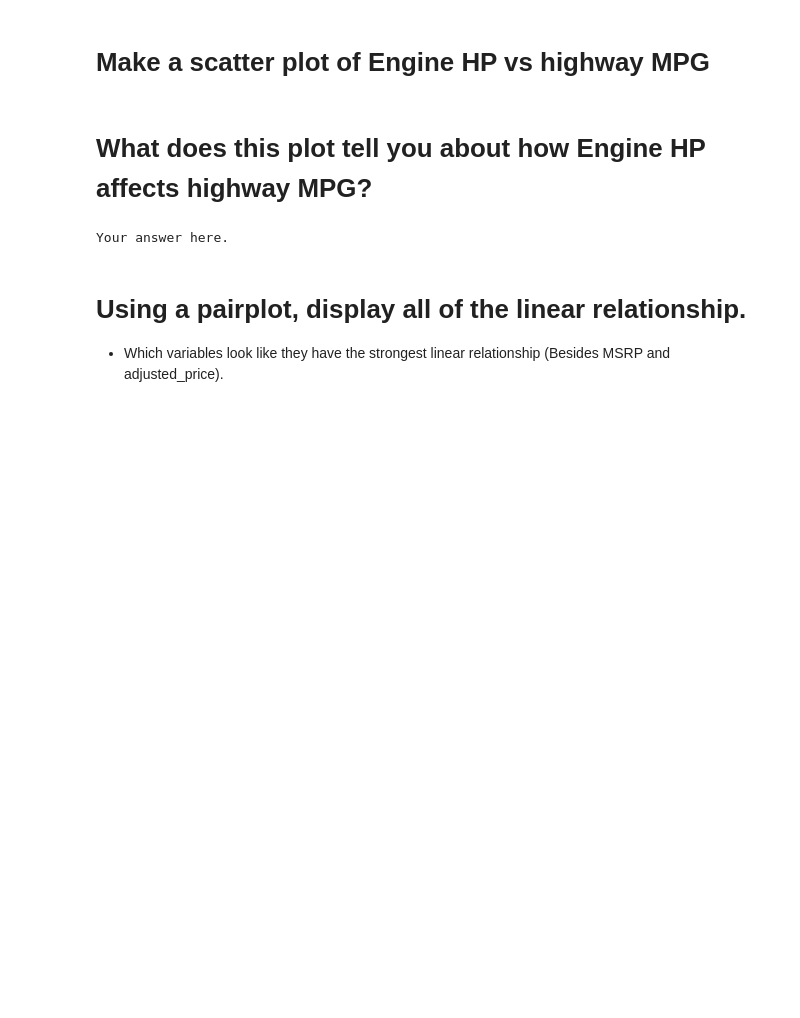
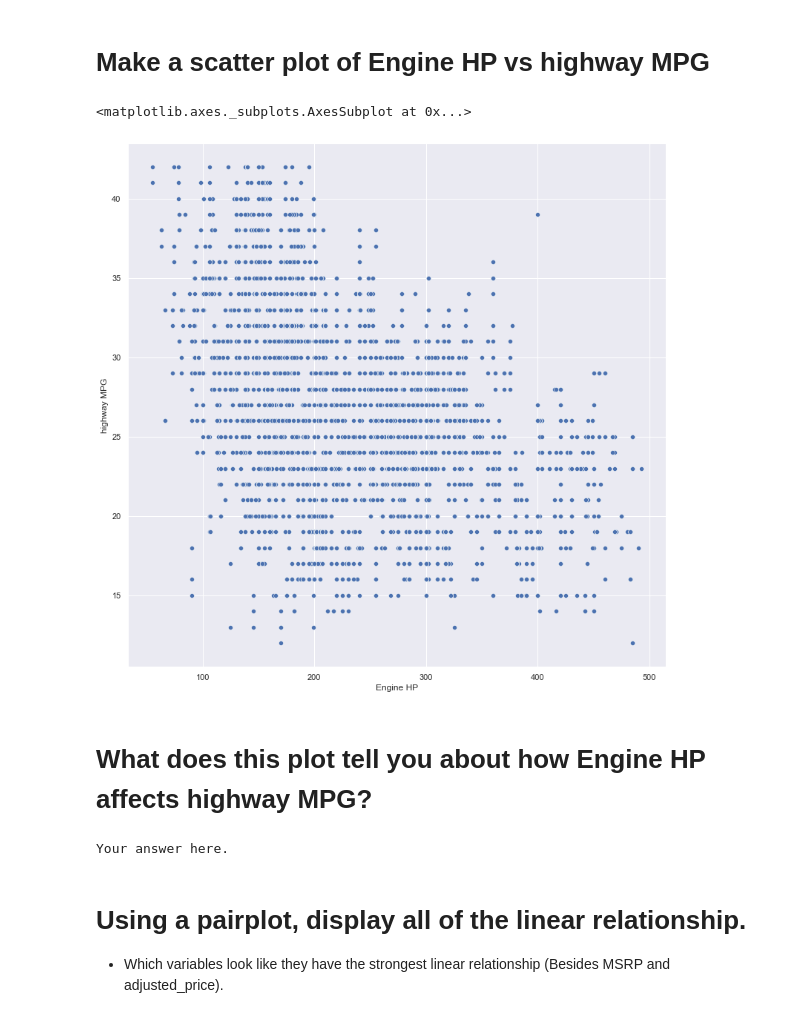
Before and after one commit to JorgeGranda72/2021-fall-data-science, a Jupyter notebook: Week-02-EDA/Exercise-EDA.ipynb, the cells around one changed output. Saved outputs shown, nothing was run; the diff lists cells and outputs as text; code cells hidden in the pictures; blank space fills up the shorter version.

```diff
--- a/Week-02-EDA/Exercise-EDA.ipynb
+++ b/Week-02-EDA/Exercise-EDA.ipynb
@@ -332,6 +359,11 @@ sns.boxplot(x = "highway MPG", data = df)
 # Make a scatter plot of Engine HP vs highway MPG
 # %%
 # Make a scatter plot of Engine HP vs highway MPG
+plt.figure(figsize = (13,13))
+sns.scatterplot(data=df, x='Engine HP', y='highway MPG')
+# %% [output]
+<matplotlib.axes._subplots.AxesSubplot at 0x...>
+[figure, added]
 # %% [markdown]
 # What does this plot tell you about how Engine HP affects highway MPG?
 # %%
```
Also changed, not shown: parts of 10 cells of this notebook, 2 other files.
